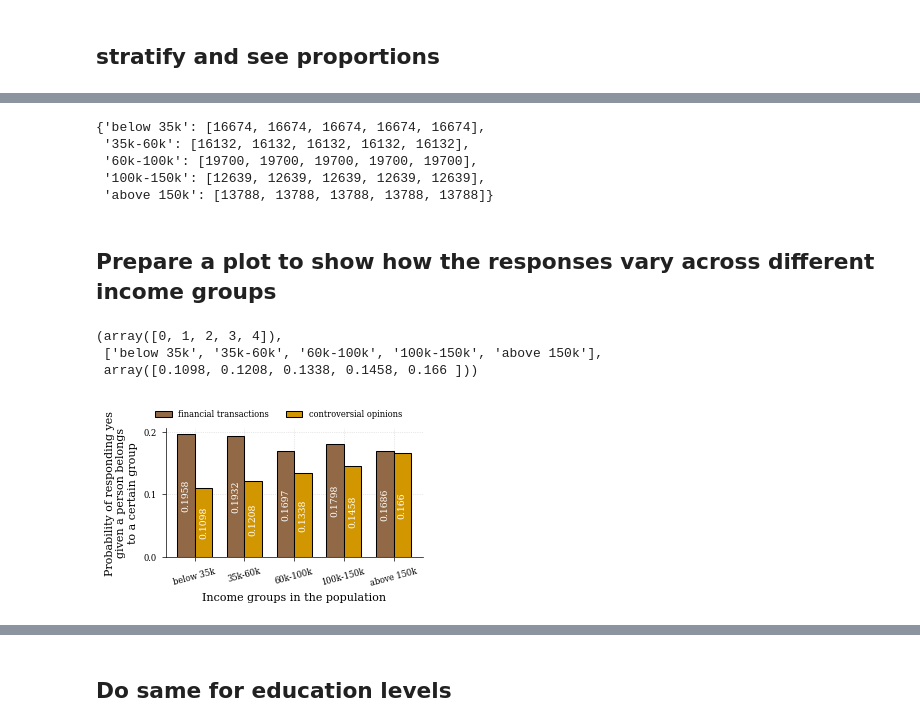
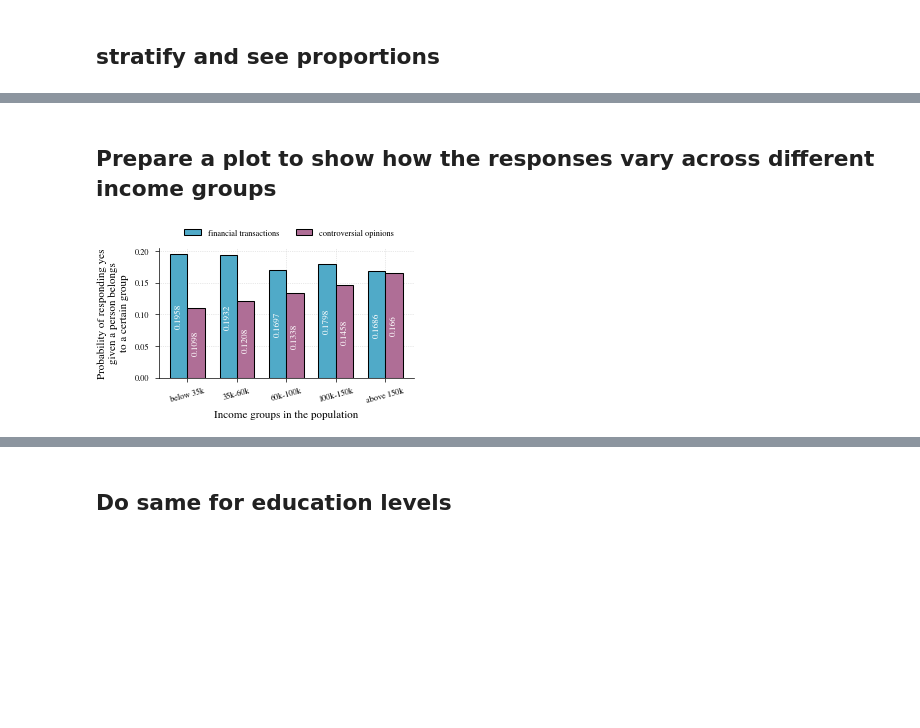
Before and after one commit to swag2198/data-literacy, a Jupyter notebook: exp/exp_AssociationBetweenVariables.ipynb, the cells around one changed output, grey strips where cells are left out. Saved outputs shown, nothing was run; the diff lists cells and outputs as text; code cells hidden in the pictures; blank space fills up the shorter version.

Commit message:
commented old plotting code

```diff
--- a/exp/exp_AssociationBetweenVariables.ipynb
+++ b/exp/exp_AssociationBetweenVariables.ipynb
@@ -313,10 +319,10 @@ with plt.rc_context({**bundles.icml2022(column='half', nrows=1, ncols=1, usetex=
     b = ax.bar(xpos, counts_concern, color=rgb.tue_blue, ec="black", width=0.65)#, label="Responded Yes")
     ax.bar_label(b, padding=0, color = 'w', fontsize='small', label_type="center")
 
-    b1 = ax.bar([xpos[3]], [counts_concern[3]], color=rgb.tue_orange, ec='black', width=0.65)
+    b1 = ax.bar([xpos[3]], [counts_concern[3]], color=rgb.tue_violet, ec='black', width=0.65)
     ax.bar_label(b1, padding=0, color='w', fontsize='small', label_type="center")
 
-    b1 = ax.bar([xpos[0]], [counts_concern[0]], color=rgb.tue_brown, ec='black', width=0.65)
+    b1 = ax.bar([xpos[0]], [counts_concern[0]], color=rgb.tue_lightblue, ec='black', width=0.65)
     ax.bar_label(b1, padding=0, color='w', fontsize='small', label_type="center")
 
     pcts = np.array(counts_concern) / df21.shape[0]
@@ -484,32 +470,28 @@ res
 # %%
-sample_sizes
+# sample_sizes
-# %% [output]
-{'below 35k': [16674, 16674, 16674, 16674, 16674],
- '35k-60k': [16132, 16132, 16132, 16132, 16132],
- '60k-100k': [19700, 19700, 19700, 19700, 19700],
- '100k-150k': [12639, 12639, 12639, 12639, 12639],
- 'above 150k': [13788, 13788, 13788, 13788, 13788]}
 # %% [markdown]
 ## Prepare a plot to show how the responses vary across different income groups
-# %%
-xpos = list(res.keys())
-X = np.arange(len(xpos))
-
-fins = np.array([res[key][0] for key in xpos])
-fins = np.around(fins,4)
-fins_no = [round(res[key][0]*sample_sizes[key][0]) for key in xpos]
-
-opin = np.array([res[key][3] for key in xpos])
-opin = np.around(opin,4)
-
-opin_no = [round(res[key][3]*sample_sizes[key][3]) for key in xpos]
-
-X, xpos, opin
-# %% [output]
-(array([0, 1, 2, 3, 4]),
- ['below 35k', '35k-60k', '60k-100k', '100k-150k', 'above 150k'],
- array([0.1098, 0.1208, 0.1338, 0.1458, 0.166 ]))
 # %%
+# call
+res, sample_sizes = stratified_proportions(df21, stratify_by='HEFAMINC',
+                             categories_dict=income_groups,
+                             target_variables=ACTIVITIES)
+
+xpos = list(res.keys())
+X = np.arange(len(xpos))
+
+fins = np.array([res[key][0] for key in xpos])
+fins = np.around(fins,4)
+fins_no = [round(res[key][0]*sample_sizes[key][0]) for key in xpos]
+
+opin = np.array([res[key][3] for key in xpos])
+opin = np.around(opin,4)
+
+opin_no = [round(res[key][3]*sample_sizes[key][3]) for key in xpos]
+
+# X, xpos, opin
+
+
 with plt.rc_context({**bundles.icml2022(column='half', nrows=1, ncols=1, usetex=False), **tueplots.axes.lines()}):
     fig, ax = plt.subplots()
 
@@ -529,7 +511,7 @@ with plt.rc_context({**bundles.icml2022(column='half', nrows=1, ncols=1, usetex=
         fins,
         ec = "black",
         lw = .75,
-        color = rgb.tue_brown,
+        color = rgb.tue_lightblue,
         zorder = 3,
         width = width,
         label = "financial transactions"
@@ -540,37 +522,38 @@ with plt.rc_context({**bundles.icml2022(column='half', nrows=1, ncols=1, usetex=
         X + width,
         opin,
         ec = "black",
         lw = .75,
-        color = rgb.tue_orange,
+        color = rgb.tue_violet,
         zorder = 3,
         width = width,
         label = "controversial opinions"
     )
     ax.bar_label(b, padding=0, color = 'w', fontsize='small', label_type="center", rotation=90)
 
 
     # Adjust ticks
     xticks_ = ax.xaxis.set_ticks(
         ticks = X + width/2,
         labels = xpos,
         rotation = 15
     )
 
     ax.set_xlabel("Income groups in the population")
     ax.legend(loc = 'upper right', framealpha=1.0, facecolor='white', edgecolor='none')
     ax.legend(
         ncol = 2,
         loc = "upper right",
         framealpha=1.0, facecolor='white', edgecolor='none',
 
         bbox_to_anchor = (0.95, 1.2),
-#         frameon = False
+        # frameon = False
     )
     ax.set_ylabel("Probability of responding yes\ngiven a person belongs\nto a certain group")
 
-    plt.savefig(f"../res/figures/income_bar_{year}.pdf")
+    # plt.savefig(f"../res/figures/income_bar_{year}.pdf")
+    plt.show()
 # %% [output]
-[figure, old version]
+[figure, new version]
 # %%
 df
 # %% [output]
```
Also changed, not shown: parts of 17 cells of this notebook.
